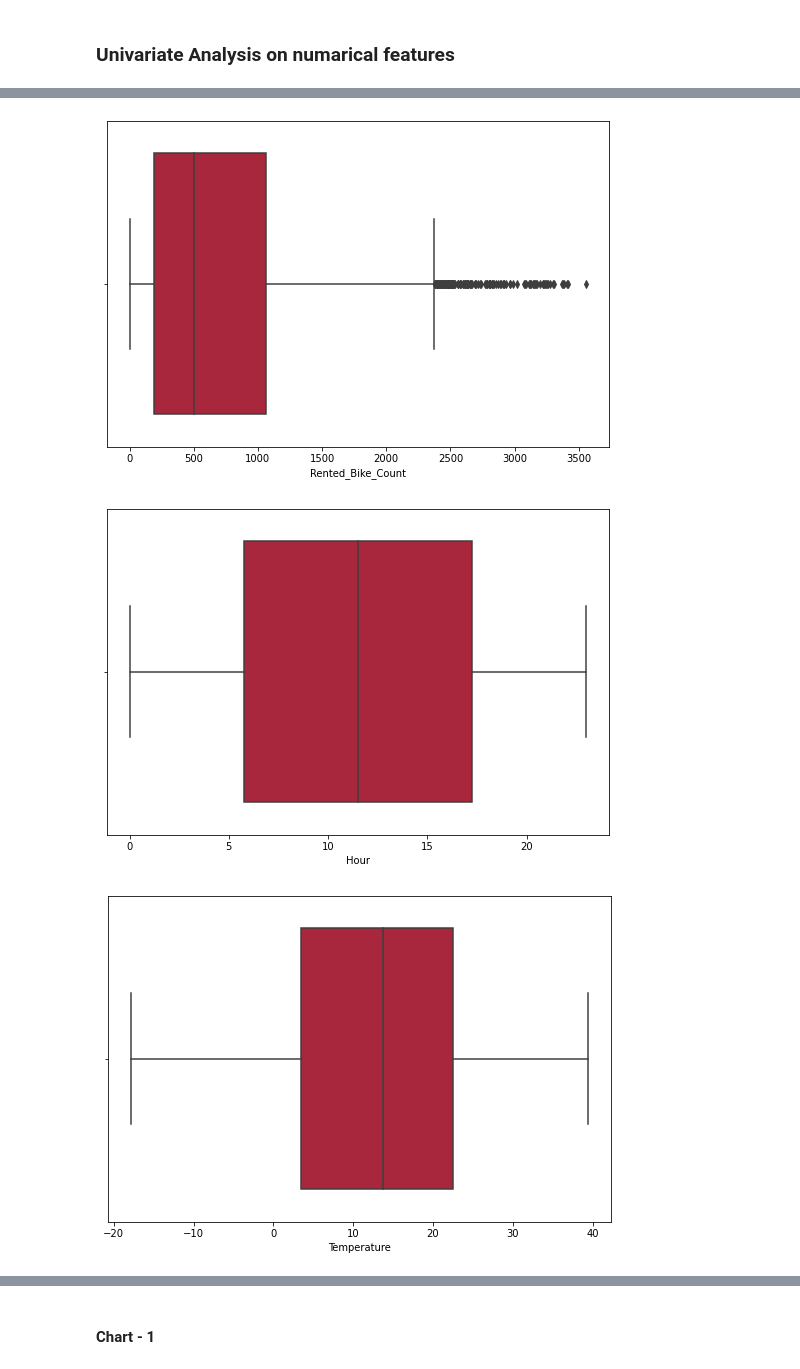
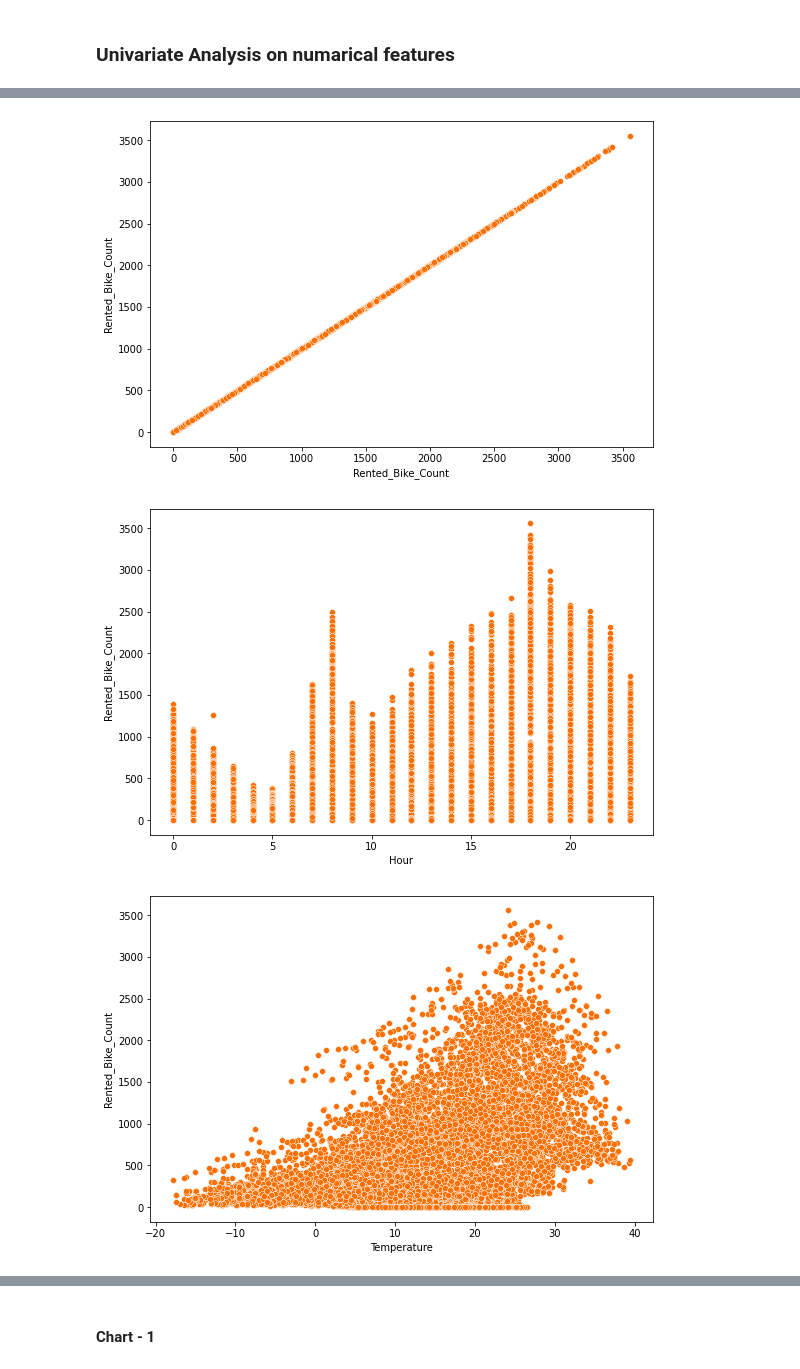
Before and after one commit to tarun422/Bike-Sharing-Demand, a Jupyter notebook: SouelBike.ipynb, the cells around one changed output, grey strips where cells are left out. Saved outputs shown, nothing was run; the diff lists cells and outputs as text; code cells hidden in the pictures.

Commit message:
Bike Sharing Demand

```diff
--- a/SouelBike.ipynb
+++ b/SouelBike.ipynb
@@ -473,0 +476,7 @@ day_name = ['Thursday' 'Sunday' 'Wednesday' 'Friday' 'Monday' 'Saturday' 'Tuesda
+# %%
+# checking outliers
+
+for i in numarical_column:
+ fig = plt.figure(figsize=(9, 6))
+ sns.boxplot(bike[i],color='#bd112e')
+ plt.show()
@@ -575,0 +573,7 @@ numarical_column
+# %%
+hue_list=['Holiday', 'Functioning_Day','day_name','Seasons', 'weekend', 'month']
+for i in hue_list:
+ plt.figure(figsize=(20,10))
+ sns.pointplot(x=bike['Hour'],y=bike['Rented_Bike_Count'],hue=bike[i])
+ plt.title(f"Bike Rentel Distribution with Hours on the basis of {i}")
+ plt.show()
@@ -580,9 +619,11 @@ numarical_column
 # %%
+# Bivariate analysis on numarical columns with
+
 for i in numarical_column:
  fig = plt.figure(figsize=(9, 6))
- sns.boxplot(bike[i],color='#bd112e')
+ sns.scatterplot(y=bike['Rented_Bike_Count'],x=bike[i],color='#fc6f03')
  plt.show()
 # %% [output]
-[figure, old version]
+[figure, new version]
-[figure, old version]
+[figure, new version]
-[figure, old version]
+[figure, new version]
```
Also changed, not shown: parts of 140 cells of this notebook.
